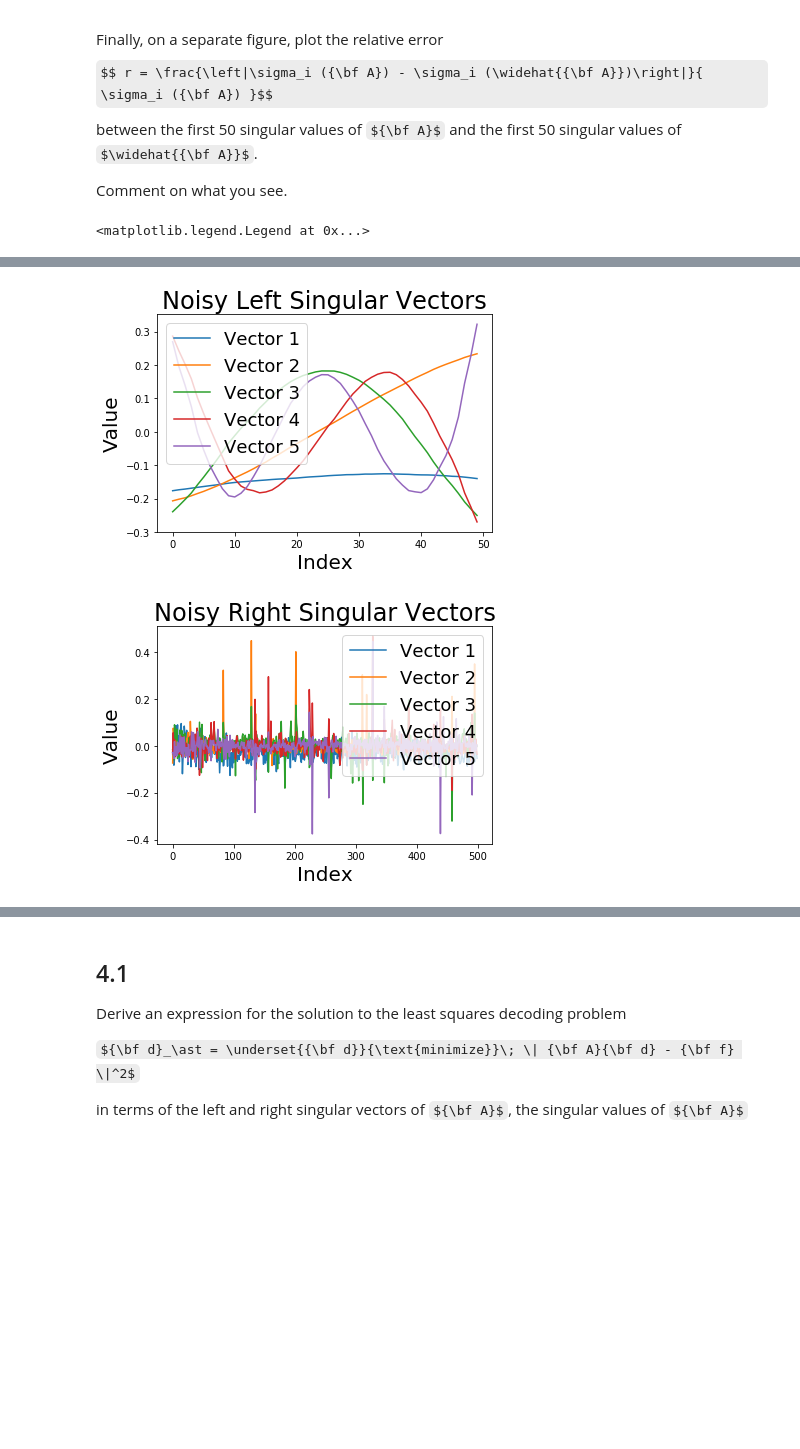
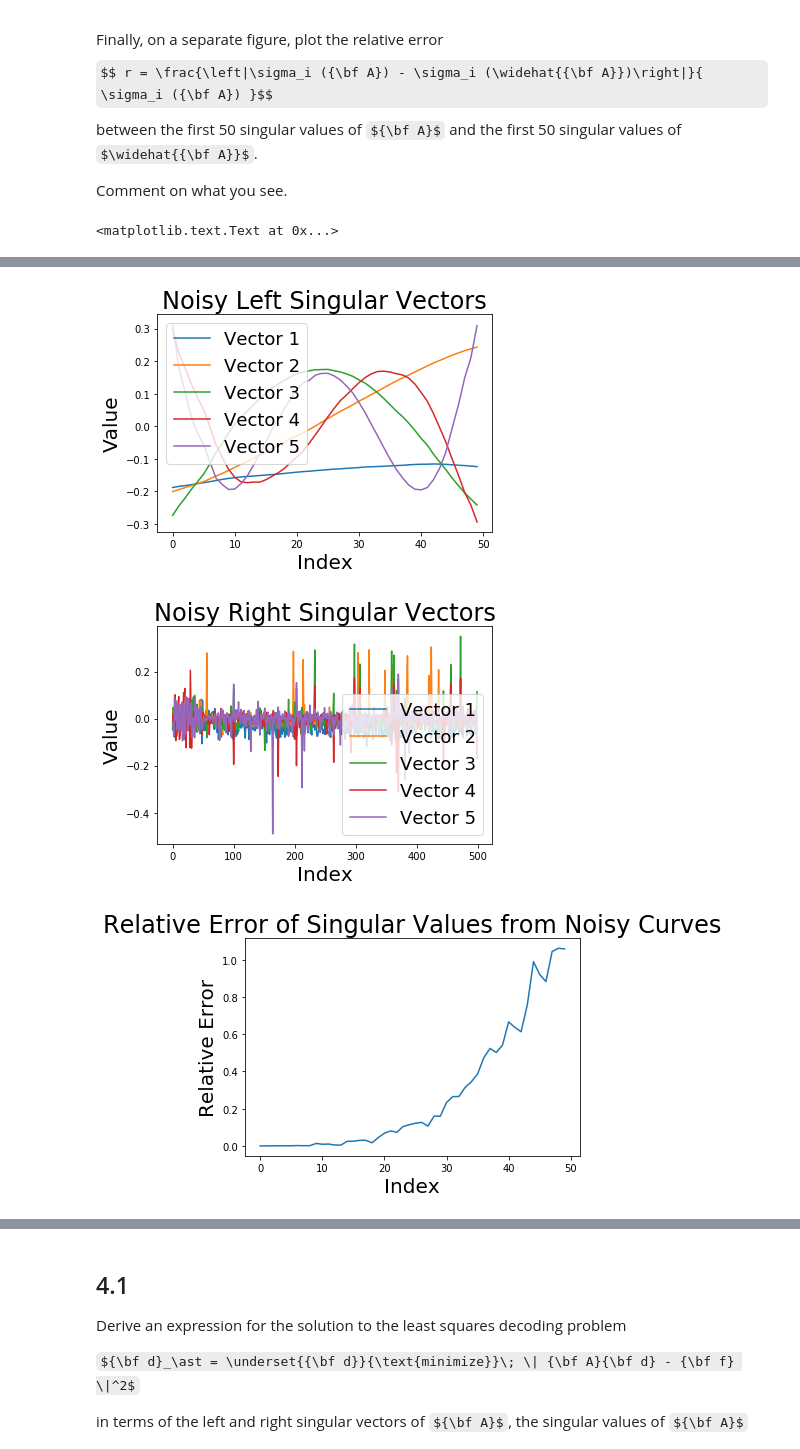
Before and after one commit to Quantumgame/EE207, a Jupyter notebook: Assignments/homework1-1/homework1/problem4_bonus.ipynb, the cells around one changed output, grey strips where cells are left out. Saved outputs shown, nothing was run; the diff lists cells and outputs as text; code cells hidden in the pictures; some formulas as TeX source; blank space fills up the shorter version.

```diff
--- a/Assignments/homework1-1/homework1/problem4_bonus.ipynb
+++ b/Assignments/homework1-1/homework1/problem4_bonus.ipynb
@@ -122,5 +122,13 @@ plt.xlabel('Index')
 plt.ylabel('Value')
 plt.title('Noisy Right Singular Vectors')
 plt.legend()
+
+E = np.abs(SVD[1] - SVDN[1])/SVD[1]
+
+plt.figure()
+plt.plot(E)
+plt.xlabel('Index')
+plt.ylabel('Relative Error')
+plt.title('Relative Error of Singular Values from Noisy Curves')
 # %% [output]
-<matplotlib.legend.Legend at 0x...>
+<matplotlib.text.Text at 0x...>
@@ -131,2 +139,3 @@ plt.legend()
-[figure, old version]
+[figure, new version]
-[figure, old version]
+[figure, new version]
+[figure, added]
```
Also changed, not shown: parts of 7 cells of this notebook.
